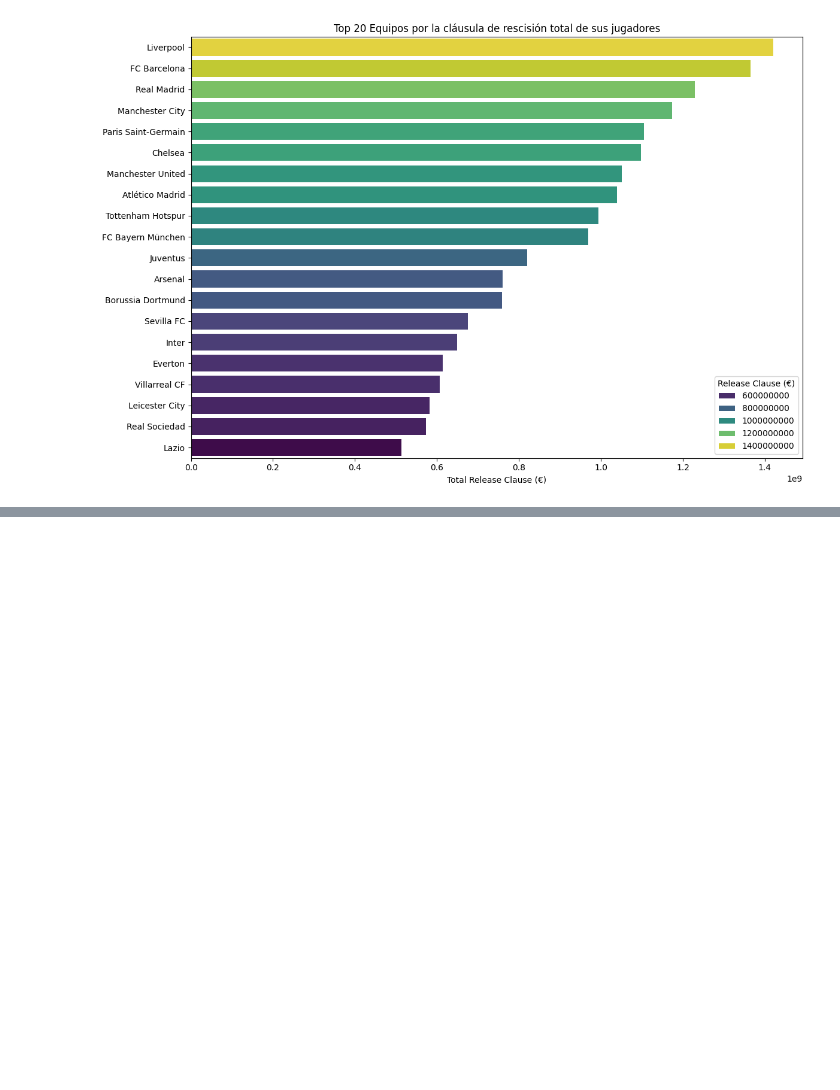
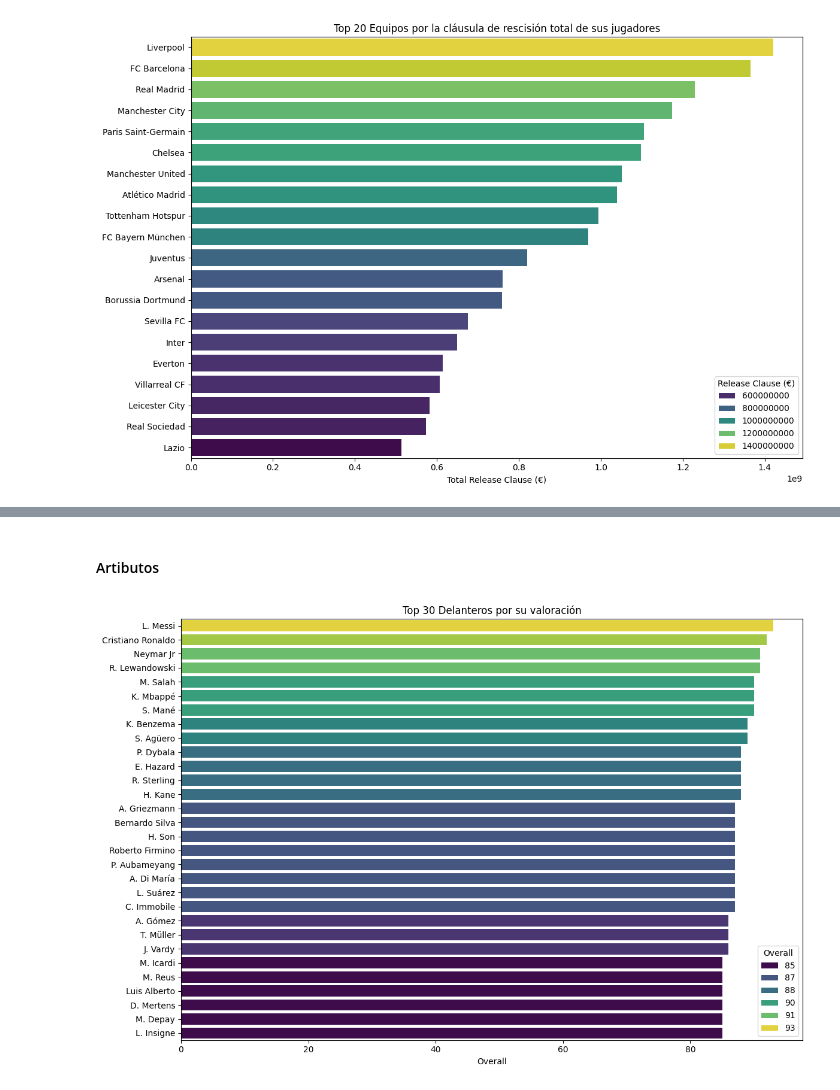
Before and after one commit to Tomaslopera/Fifa_Analysis, a Jupyter notebook: fifa21_analysis.ipynb, the cells around one changed output, grey strips where cells are left out. Cells and saved outputs as stored; diff of their text form; code cells hidden in the pictures; blank space fills up the shorter version.

```diff
--- a/fifa21_analysis.ipynb
+++ b/fifa21_analysis.ipynb
@@ -523,0 +524,15 @@ plt.show()
+# %% [markdown]
+#### Artibutos
+# %%
+df_delanteros = df[df['Positions'].str.contains('ST|CF|RW|LW|RF|LF')]
+top30_delanteros = df_delanteros.sort_values(by='Overall', ascending=False).head(30)
+
+plt.figure(figsize=(12, 8))
+sns.barplot(data=top30_delanteros, x='Overall', y='Name', palette='viridis', hue='Overall')
+plt.title('Top 30 Delanteros por su valoración')
+plt.xlabel('Overall')
+plt.ylabel('')
+plt.tight_layout()
+plt.show()
+# %% [output]
+[figure, added]
```
Also changed, not shown: parts of 2 cells of this notebook, 8 other files.
